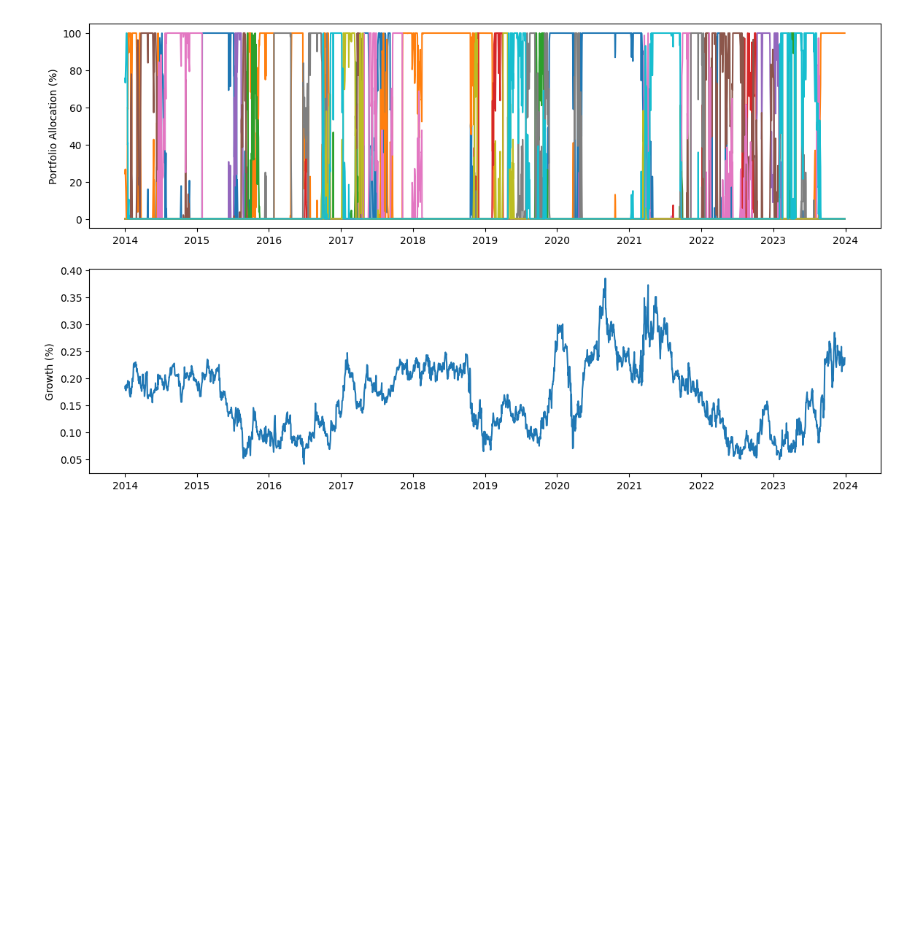
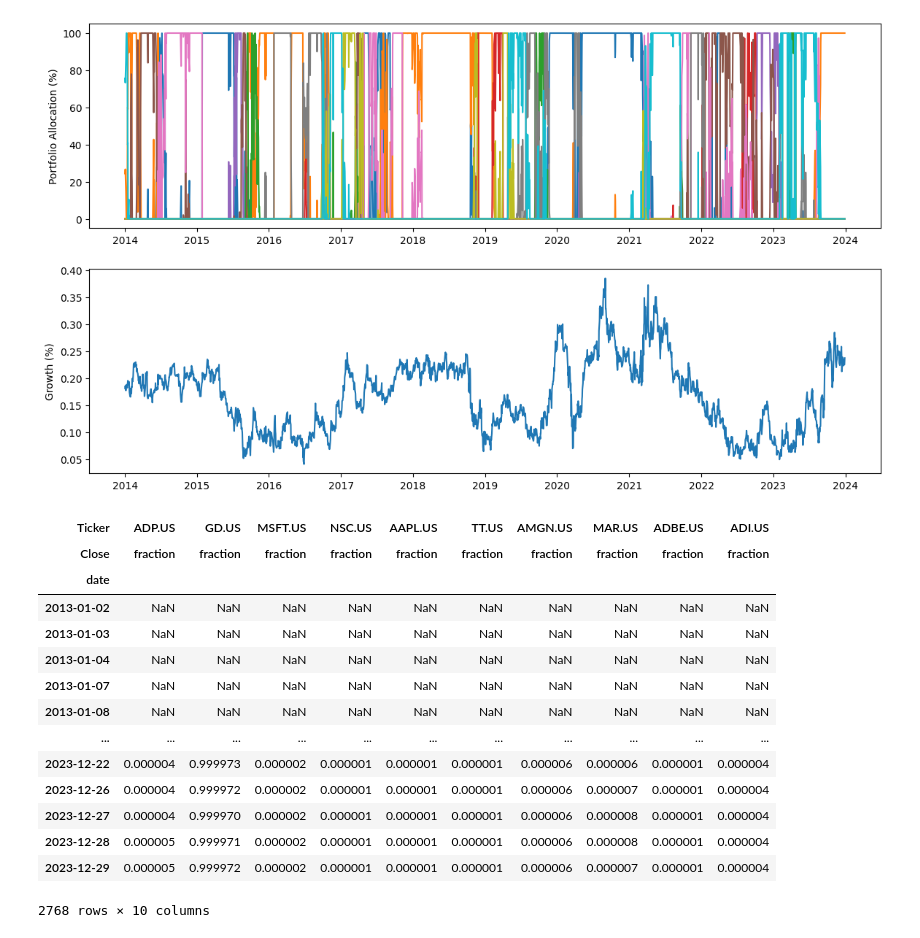
Before and after one commit to shankrith/portfolio-optimization, a Jupyter notebook: kelly-multiple-assets.ipynb, the cells around one changed output. Cells and saved outputs as stored; diff of their text form; code cells hidden in the pictures; blank space fills up the shorter version.

```diff
--- a/kelly-multiple-assets.ipynb
+++ b/kelly-multiple-assets.ipynb
@@ -153,3 +153,21 @@ ax[1].set_ylabel('Growth (%)')
 plt.show()
 # %% [output]
 [figure]
+# %%
+f_df
+# %% [output]
+| Ticker | ADP.US | GD.US | MSFT.US | NSC.US | AAPL.US | TT.US | AMGN.US | MAR.US | ADBE.US | ADI.US |
+| Close | fraction | fraction | fraction | fraction | fraction | fraction | fraction | fraction | fraction | fraction |
+| date |  |  |  |  |  |  |  |  |  |  |
+| 2013-01-02 | NaN | NaN | NaN | NaN | NaN | NaN | NaN | NaN | NaN | NaN |
+| 2013-01-03 | NaN | NaN | NaN | NaN | NaN | NaN | NaN | NaN | NaN | NaN |
+| 2013-01-04 | NaN | NaN | NaN | NaN | NaN | NaN | NaN | NaN | NaN | NaN |
+| 2013-01-07 | NaN | NaN | NaN | NaN | NaN | NaN | NaN | NaN | NaN | NaN |
+| 2013-01-08 | NaN | NaN | NaN | NaN | NaN | NaN | NaN | NaN | NaN | NaN |
+| ... | ... | ... | ... | ... | ... | ... | ... | ... | ... | ... |
+| 2023-12-22 | 0.000004 | 0.999973 | 0.000002 | 0.000001 | 0.000001 | 0.000001 | 0.000006 | 0.000006 | 0.000001 | 0.000004 |
+| 2023-12-26 | 0.000004 | 0.999972 | 0.000002 | 0.000001 | 0.000001 | 0.000001 | 0.000006 | 0.000007 | 0.000001 | 0.000004 |
+| 2023-12-27 | 0.000004 | 0.999970 | 0.000002 | 0.000001 | 0.000001 | 0.000001 | 0.000006 | 0.000008 | 0.000001 | 0.000004 |
+| 2023-12-28 | 0.000005 | 0.999971 | 0.000002 | 0.000001 | 0.000001 | 0.000001 | 0.000006 | 0.000008 | 0.000001 | 0.000004 |
+| 2023-12-29 | 0.000005 | 0.999972 | 0.000002 | 0.000001 | 0.000001 | 0.000001 | 0.000006 | 0.000007 | 0.000001 | 0.000004 |
+2768 rows × 10 columns
```
Also changed, not shown: parts of 8 cells of this notebook.
